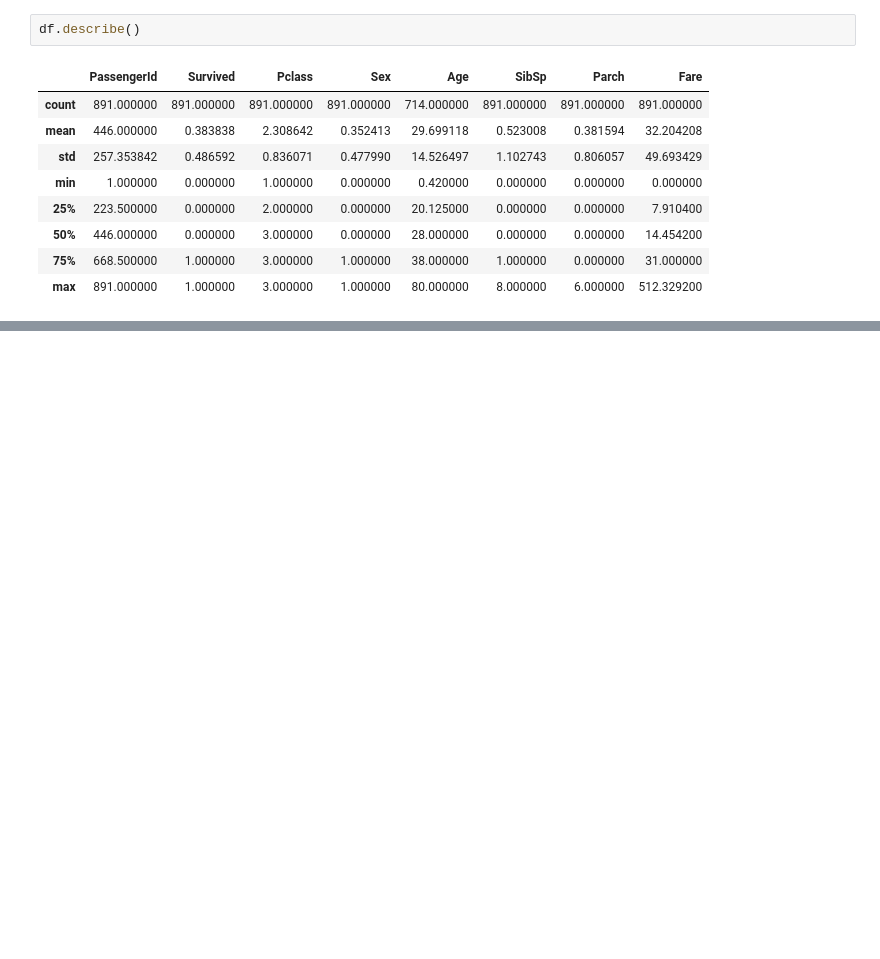
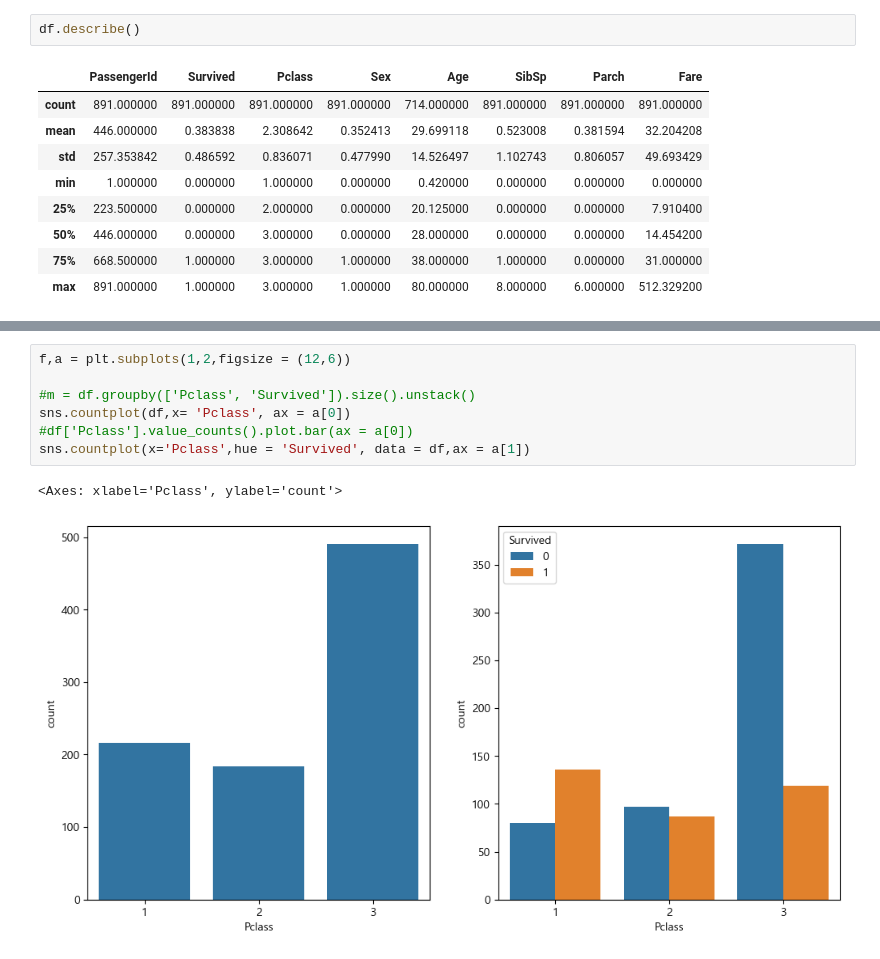
Before and after one commit to yunjihyung/titanic, a Jupyter notebook: code.ipynb, the cells around one changed output, grey strips where cells are left out. Drawn from its saved outputs; the diff is of its cells as text; blank space fills up the shorter version.

```diff
--- a/code.ipynb
+++ b/code.ipynb
@@ -124,0 +278,10 @@ msno.matrix(df, figsize = (8,8), color= (0.8,0.4,0.1))
+# %%
+f,a = plt.subplots(1,2,figsize = (12,6))
+
+#m = df.groupby(['Pclass', 'Survived']).size().unstack()
+sns.countplot(df,x= 'Pclass', ax = a[0])
+#df['Pclass'].value_counts().plot.bar(ax = a[0])
+sns.countplot(x='Pclass',hue = 'Survived', data = df,ax = a[1])
+# %% [output]
+<Axes: xlabel='Pclass', ylabel='count'>
+[figure, added]
```
Also changed, not shown: parts of 72 cells of this notebook.
